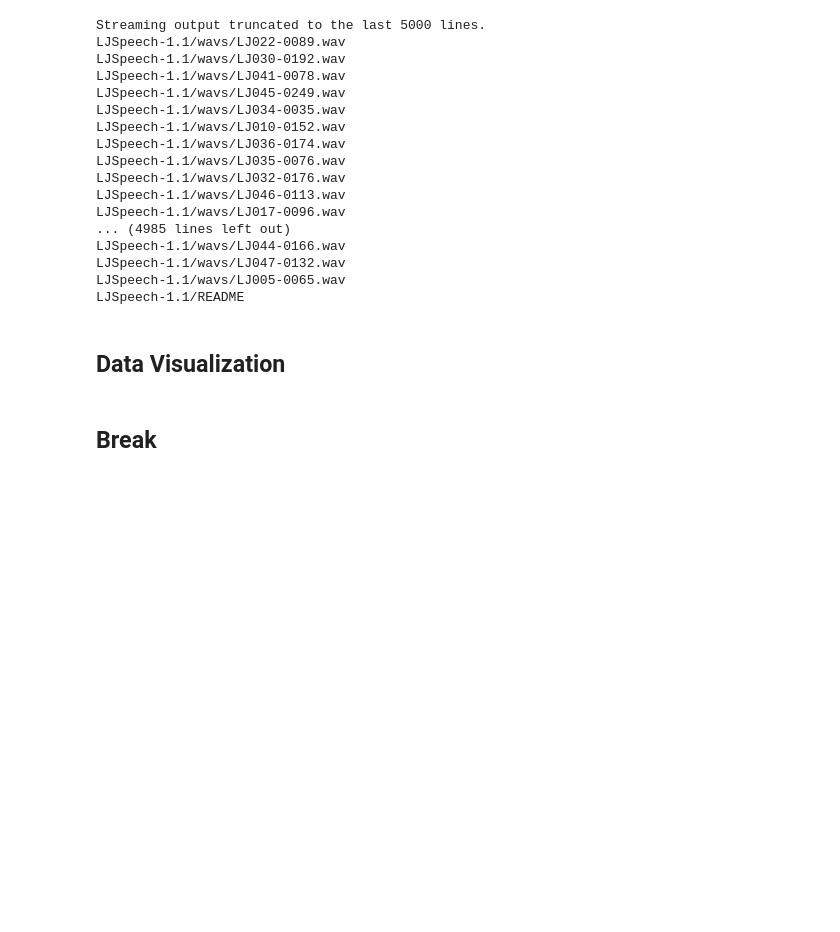
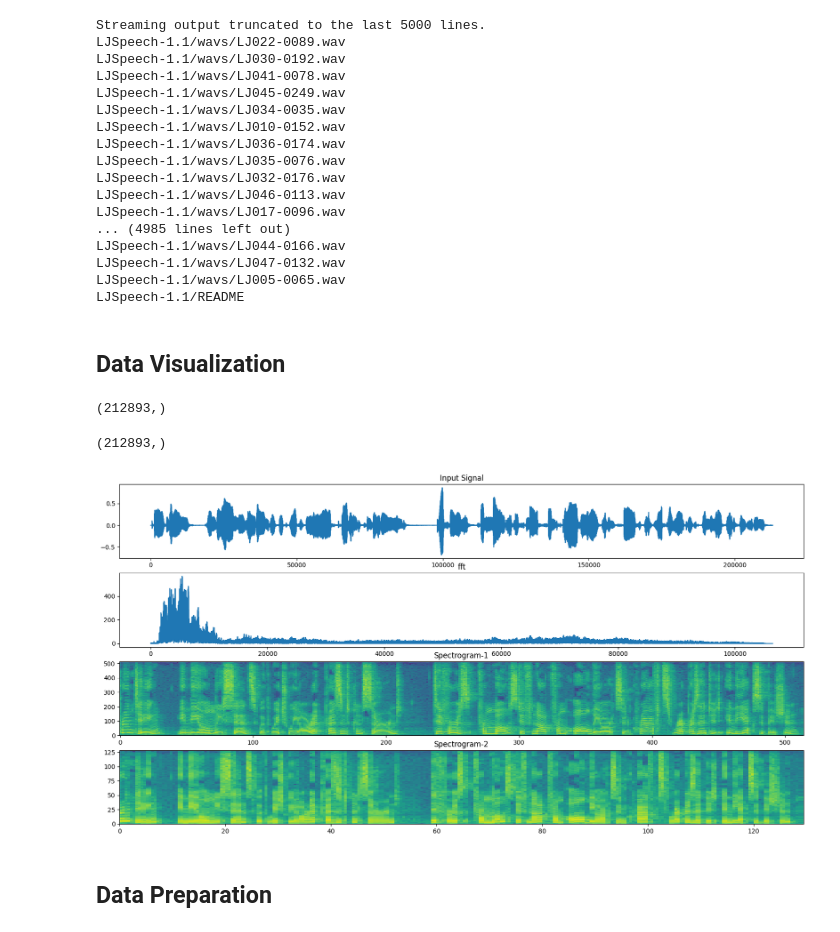
Before and after one commit to alokchoudharyguliya/Transformers, a Jupyter notebook: Automatic_Speech_Recognition_with_TF2.ipynb, the cells around one changed output. Saved outputs shown, nothing was run; the diff lists cells and outputs as text; code cells hidden in the pictures; blank space fills up the shorter version.

```diff
--- a/Automatic_Speech_Recognition_with_TF2.ipynb
+++ b/Automatic_Speech_Recognition_with_TF2.ipynb
@@ -59,20 +59,44 @@ LJSpeech-1.1/README
 # %% [markdown]
 ## Data Visualization
 # %%
-audio_binary=tf.io.read_file("/content/dataset/LJSpeech")
+audio_binary=tf.io.read_file("/content/dataset/LJSpeech-1.1/wavs/LJ001-0001.wav")
 audio,_=tf.audio.decode_wav(audio_binary)
 waveform=tf.squeeze(audio,axis=-1)
 waveform=tf.cast(waveform,tf.float32)
 signal=waveform
 print(signal.shape)
+# %% [output]
+(212893,)
 # %%
-fig,axisplot=plt.subplots(4,figsize=(20,10))
+fig,axis=plt.subplots(4,figsize=(20,10))
 L=2000
 x=tf.linspace(-L//2,L//2,L)
 print(signal.shape)
 axis[0].plot(signal)
 axis[0].set_title("Input Signal")
 fft=tf.signal.rfft(signal)
 axis[1].plot(tf.abs(fft))
 axis[1].set_title("fft")
-spec=tf.singal_stft(singal,frame_length=1024,frame_step=512,)
+spec=tf.signal.stft(signal,frame_length=1024,frame_step=512,)
+spec=tf.transpose(tf.abs(spec),[1,0])
+power_spec=np.log(spec)
+height=power_spec.shape[0]
+
+width=power_spec.shape[1]
+X=np.linspace(0,power_spec.shape[0],num=width,dtype=int)
+Y=range(height)
+axis[2].pcolormesh(X,Y,power_spec)
+axis[2].set_title("Spectrogram-1")
+spec=tf.signal.stft(signal,frame_length=256,frame_step=128,)
+spec=tf.transpose(tf.abs(spec),[1,0])
+power_spec=np.log(spec)
+height=power_spec.shape[0]
+width=power_spec.shape[1]
+X=np.linspace(0,power_spec.shape[0],num=width,dtype=int)
+Y=range(height)
+axis[3].pcolormesh(X,Y,power_spec)
+axis[3].set_title("Spectrogram-2")
+plt.show()
+# %% [output]
+(212893,)
+[figure, added]
@@ -82,5 +103,5 @@ plt.show()
-# %% [markdown]
-## Break
+# %% [markdown]
+## Data Preparation
 # %%
 audio_text={}
 text_path="/content/dataset/LJSpeech-1.1/metadata.csv"
```
Also changed, not shown: parts of 11 cells of this notebook.
